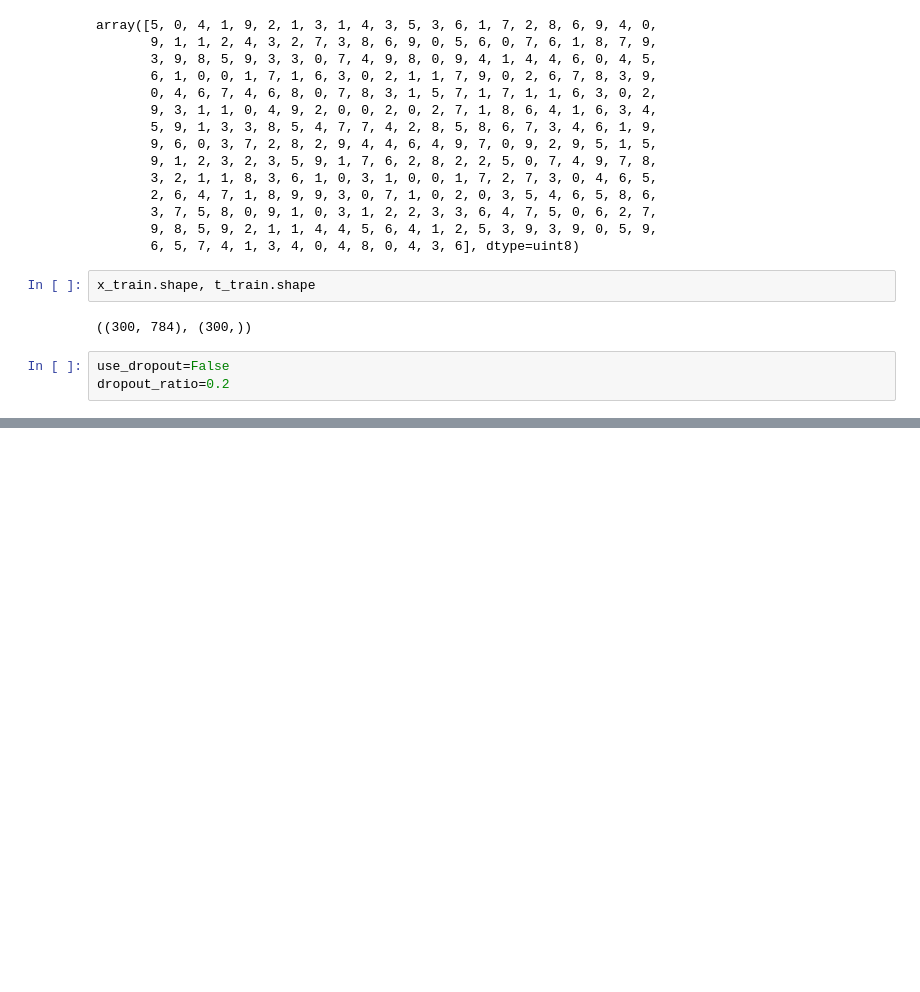
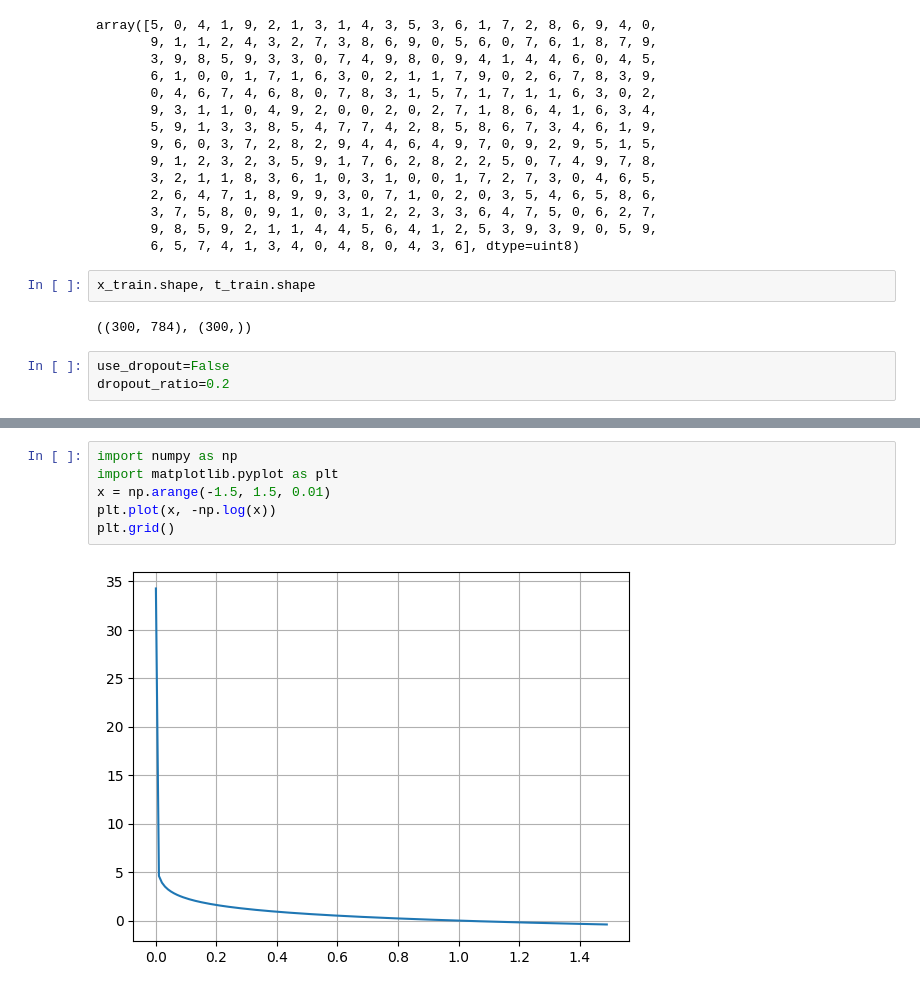
Before and after one commit to hwshin1/Colab_lec, a Jupyter notebook: 20260512_lec.ipynb, the cells around one changed output, grey strips where cells are left out. Saved outputs shown, nothing was run; the diff lists cells and outputs as text; blank space fills up the shorter version.

```diff
--- a/20260512_lec.ipynb
+++ b/20260512_lec.ipynb
@@ -273,0 +593,8 @@ dropout_ratio=0.2
+# %%
+import numpy as np
+import matplotlib.pyplot as plt
+x = np.arange(-1.5, 1.5, 0.01)
+plt.plot(x, -np.log(x))
+plt.grid()
+# %% [output]
+[figure, added]
```
Also changed, not shown: parts of 73 cells of this notebook.
